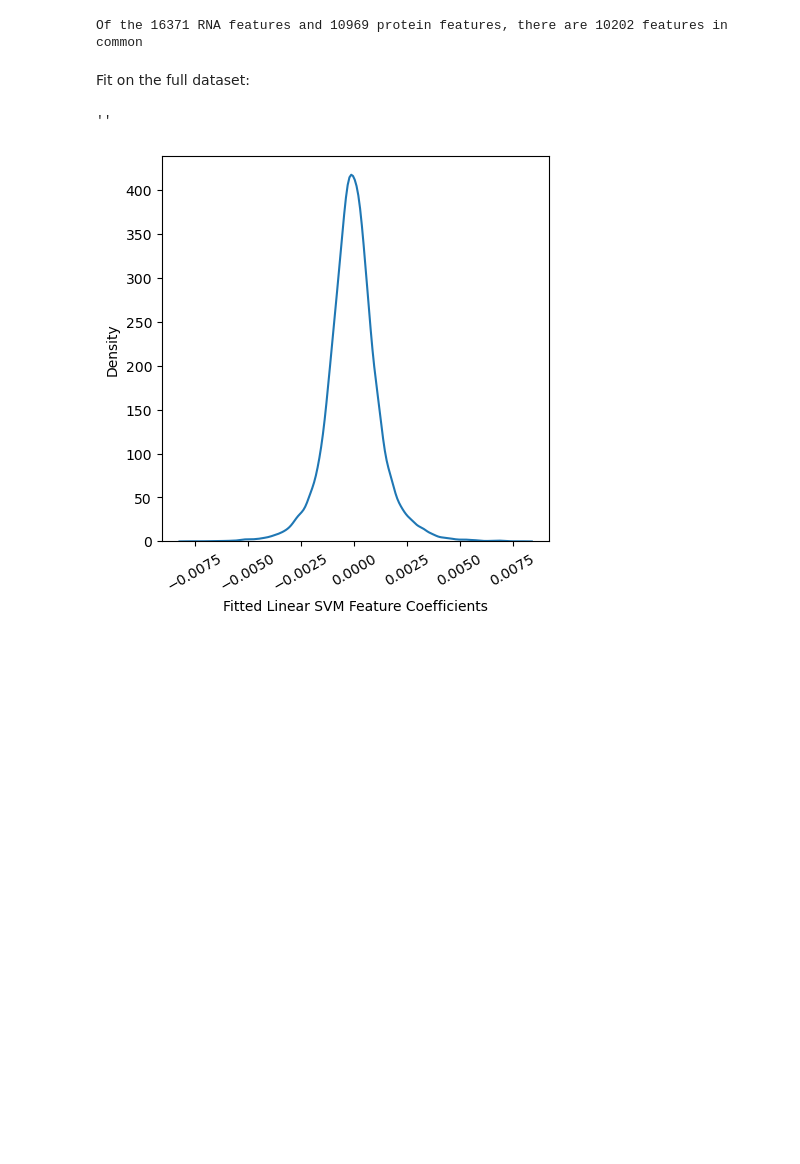
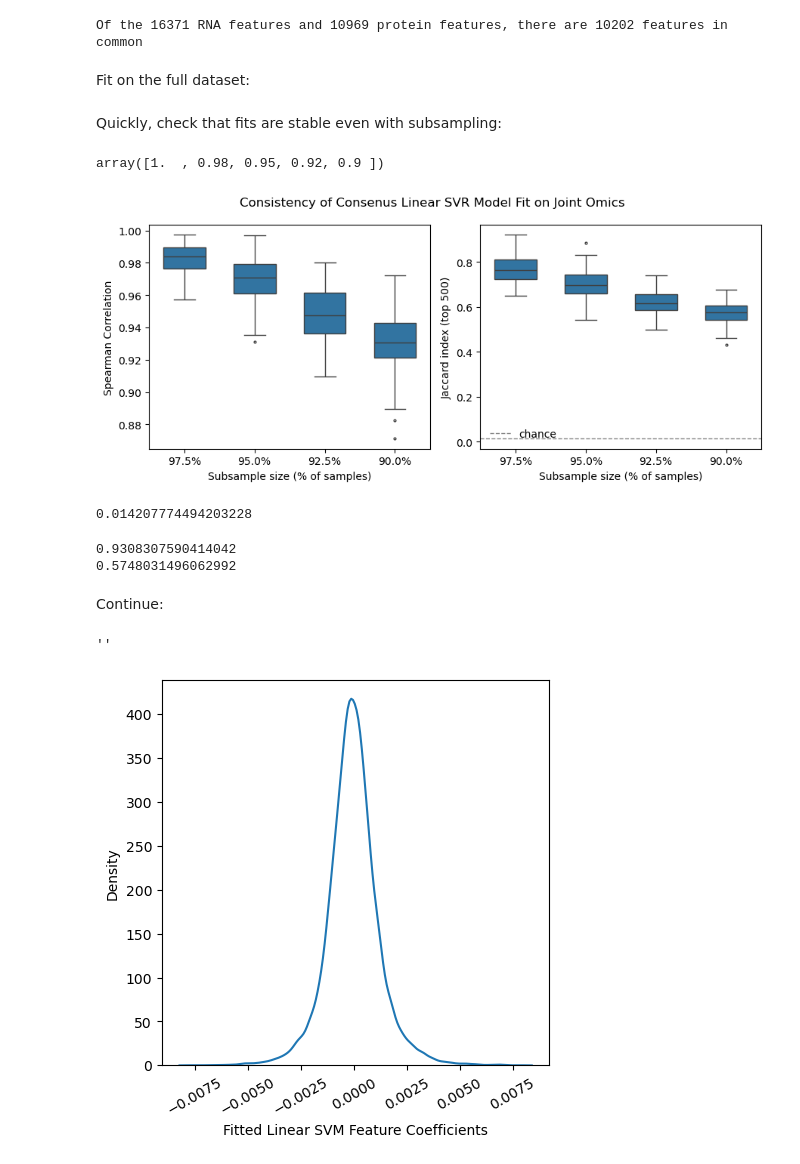
Before and after one commit to hmbaghdassarian/metastatic_potential, a Jupyter notebook: notebooks/C_joint_prediction/04_feature_analysis.ipynb, the cells around one changed output. Drawn from its saved outputs; the diff is of its cells as text; code cells hidden in the pictures; blank space fills up the shorter version.

```diff
--- a/notebooks/C_joint_prediction/04_feature_analysis.ipynb
+++ b/notebooks/C_joint_prediction/04_feature_analysis.ipynb
@@ -139,3 +139,14 @@ model_coefs = best_pipeline.named_steps['model'].coef_.flatten()
 
 # write_pickled_object(best_pipeline,
 #                      os.path.join(data_path, 'interim', 'best_linearSVR_joint_fitted_allsamples.pickle'))
+# %%
+X = (X_protein, X_rna)
+best_pipeline = clone(best_pipeline)
+best_pipeline.fit(X, y)
+model_coefs = best_pipeline.named_steps['model'].coef_.flatten()
+# %% [markdown]
+Quickly, check that fits are stable even with subsampling:
+# %%
+fractions
+# %% [output]
+array([1.  , 0.98, 0.95, 0.92, 0.9 ])
@@ -142,3 +189,52 @@ model_coefs = best_pipeline.named_steps['model'].coef_.flatten()
+# %%
+# 3. subsample, refit, compare to the full-data fit
+# counter = 0
+records = []
+for frac, rep in tqdm(list(product(fractions, range(n_reps))), desc="subsample fits"):
+    rng = np.random.default_rng([seed, int(round(frac * 1000)), rep])
+    idx = np.sort(rng.choice(n, size=int(round(frac * n)), replace=False))
+    coefs = fit_coefs(idx)
+    sub_top = top_k(coefs)
+    records.append(dict(
+        fraction=frac, rep=rep,
+        spearman=spearmanr(coefs, ref)[0],
+        jaccard=len(sub_top & ref_top) / len(sub_top | ref_top),
+    ))
+#     counter += 1
+#     if counter == 3:
+#         break
+# %%
+res = pd.DataFrame(records)
+order = sorted(res.fraction.unique(), reverse=True)            # 97.5% on the left
+labels = [f"{f:.1%}" for f in order]
+
+fig, axes = plt.subplots(1, 2, figsize=(9, 4))
+for ax, (metric, ylabel) in zip(axes, [("spearman", "Spearman Correlation"), ("jaccard", f"Jaccard index (top {k})")]):
+    sns.boxplot(data=res, x="fraction", y=metric, order=order, color="C0", width=0.6, fliersize=2, ax=ax)
+    ax.set_xticks(range(len(order)), labels)
+    ax.set_xlabel("Subsample size (% of samples)")
+    ax.set_ylabel(ylabel)
+
+axes[1].axhline(k / (2 * len(ref) - k), ls="--", c="grey", lw=1, label="chance")
+axes[1].legend(loc="lower left", frameon=False)
+fig.suptitle('Consistency of Consenus Linear SVR Model Fit on Joint Omics')
+
+fig.tight_layout()
+fig.savefig(os.path.join(data_path, 'figures', "coef_stability_boxplots.png"), bbox_inches="tight", dpi = 600)
+# %% [output]
+[figure, added]
+# %%
+k / (2 * len(ref) - k)
+# %% [output]
+0.014207774494203228
+# %%
+print(res[res.fraction == 0.9].spearman.median())
+print(res[res.fraction == 0.9].jaccard.median())
+# %% [output]
+0.9308307590414042
+0.5748031496062992
+# %% [markdown]
+Continue:
 # %%
 fig, ax = plt.subplots(figsize = (5,5))
 
```
Also changed, not shown: parts of 9 cells of this notebook, 9 other files.
